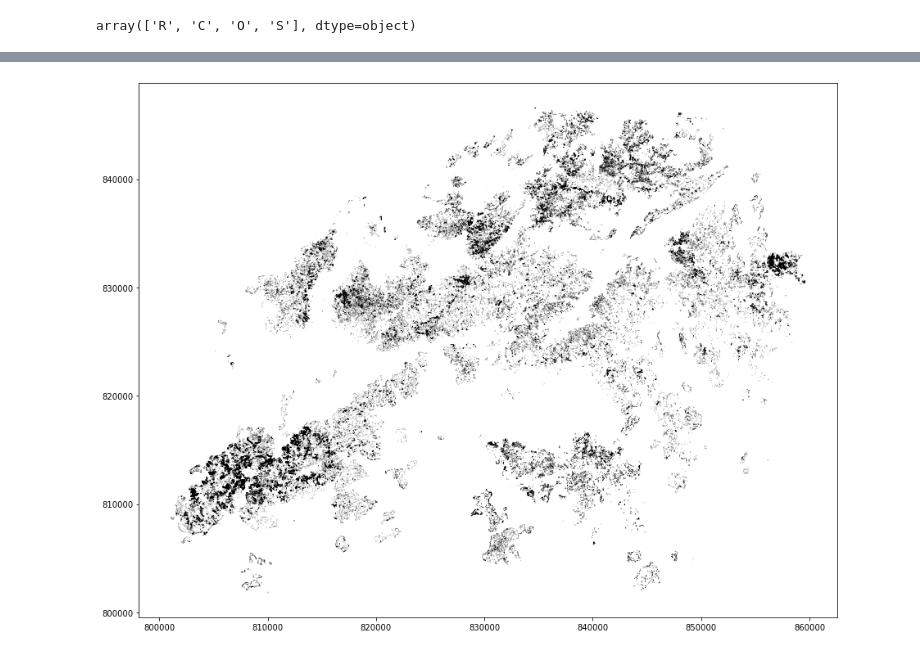
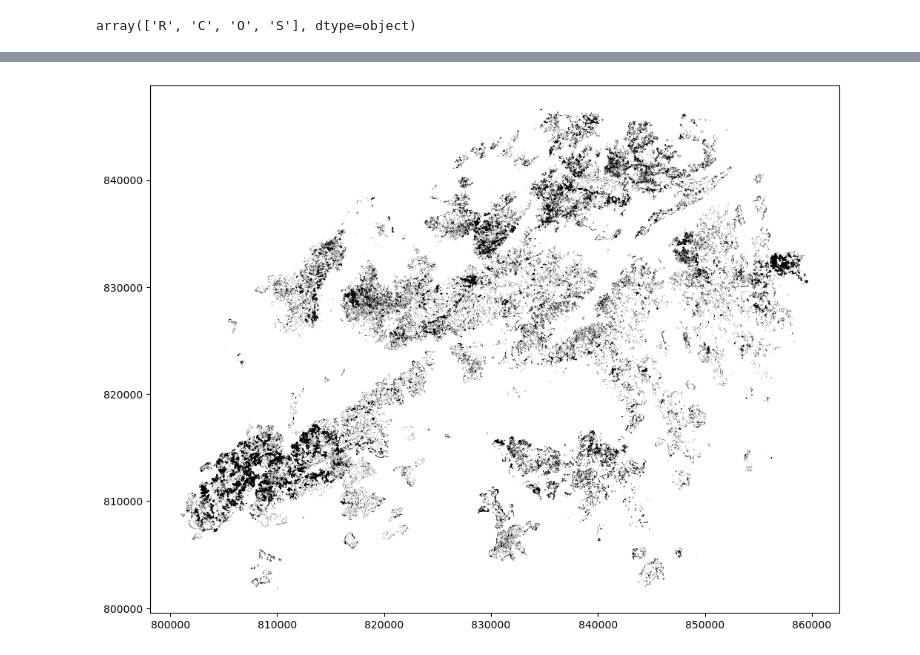
Before and after one commit to KoketsoMangwale/Landslide-Insights, a Jupyter notebook: landslide_analysis.ipynb, the cells around one changed output, grey strips where cells are left out. Drawn from its saved outputs; the diff is of its cells as text; code cells hidden in the pictures.

```diff
--- a/landslide_analysis.ipynb
+++ b/landslide_analysis.ipynb
@@ -24,3 +50,3 @@ import matplotlib.pyplot as plt
 # %%
 # read the file into a geodataframe
-landslide_data = gpd.read_file('a0000000a.gdbtable')
+landslide_data = gpd.read_file('a0000000a.gdbtable', encoding='utf-8')
@@ -162,7 +228,7 @@ landslide_df['city'] = 'HK'
 # %%
 #density of landslides
-landslide_data.plot(figsize=[18, 12], color='black',edgecolor = 'black')
+landslide_data.plot(figsize=[12, 10], color='black', edgecolor = 'black')
 
 plt.show()
 # %% [output]
-[figure, old version]
+[figure, new version]
```
Also changed, not shown: parts of 46 cells of this notebook.
